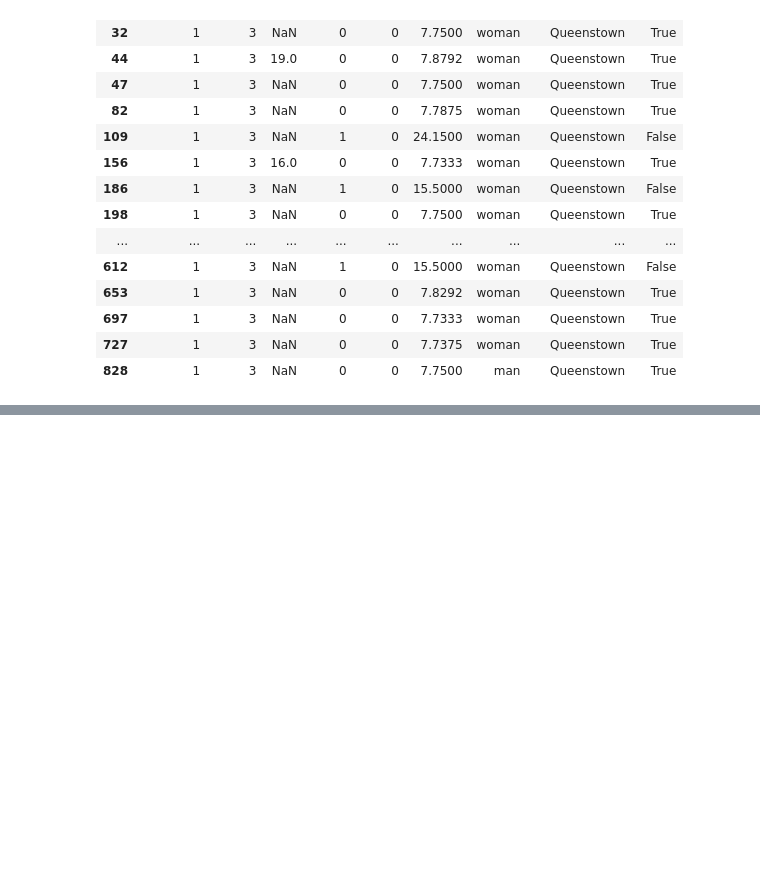
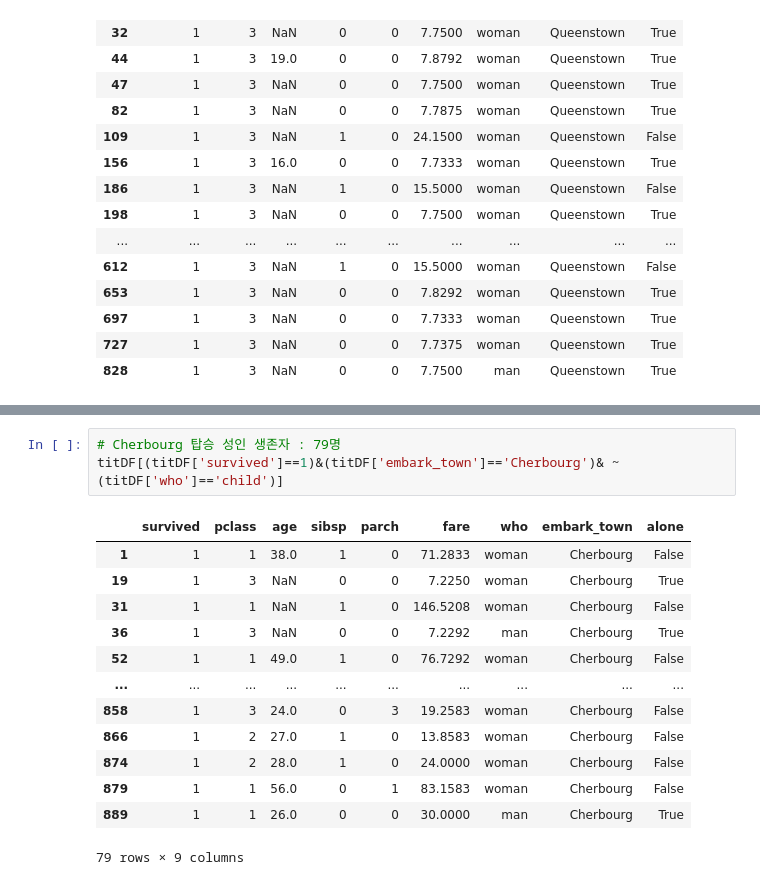
Before and after one commit to kinnhyunju/KDT, a Jupyter notebook: EX_PANDAS06/DAY04/work_김현주.ipynb, the cells around one changed output, grey strips where cells are left out. Drawn from its saved outputs; the diff is of its cells as text; blank space fills up the shorter version.

```diff
--- a/EX_PANDAS06/DAY04/work_김현주.ipynb
+++ b/EX_PANDAS06/DAY04/work_김현주.ipynb
@@ -260,0 +287,17 @@ titDF[(titDF['survived']==1)&(titDF['embark_town']=='Queenstown')]
+# %%
+# Cherbourg 탑승 성인 생존자 : 79명
+titDF[(titDF['survived']==1)&(titDF['embark_town']=='Cherbourg')& ~(titDF['who']=='child')]
+# %% [output]
+|  | survived | pclass | age | sibsp | parch | fare | who | embark_town | alone |
+| 1 | 1 | 1 | 38.0 | 1 | 0 | 71.2833 | woman | Cherbourg | False |
+| 19 | 1 | 3 | NaN | 0 | 0 | 7.2250 | woman | Cherbourg | True |
+| 31 | 1 | 1 | NaN | 1 | 0 | 146.5208 | woman | Cherbourg | False |
+| 36 | 1 | 3 | NaN | 0 | 0 | 7.2292 | man | Cherbourg | True |
+| 52 | 1 | 1 | 49.0 | 1 | 0 | 76.7292 | woman | Cherbourg | False |
+| ... | ... | ... | ... | ... | ... | ... | ... | ... | ... |
+| 858 | 1 | 3 | 24.0 | 0 | 3 | 19.2583 | woman | Cherbourg | False |
+| 866 | 1 | 2 | 27.0 | 1 | 0 | 13.8583 | woman | Cherbourg | False |
+| 874 | 1 | 2 | 28.0 | 1 | 0 | 24.0000 | woman | Cherbourg | False |
+| 879 | 1 | 1 | 56.0 | 0 | 1 | 83.1583 | woman | Cherbourg | False |
+| 889 | 1 | 1 | 26.0 | 0 | 0 | 30.0000 | man | Cherbourg | True |
+79 rows × 9 columns
```
Also changed, not shown: parts of 13 cells of this notebook.
